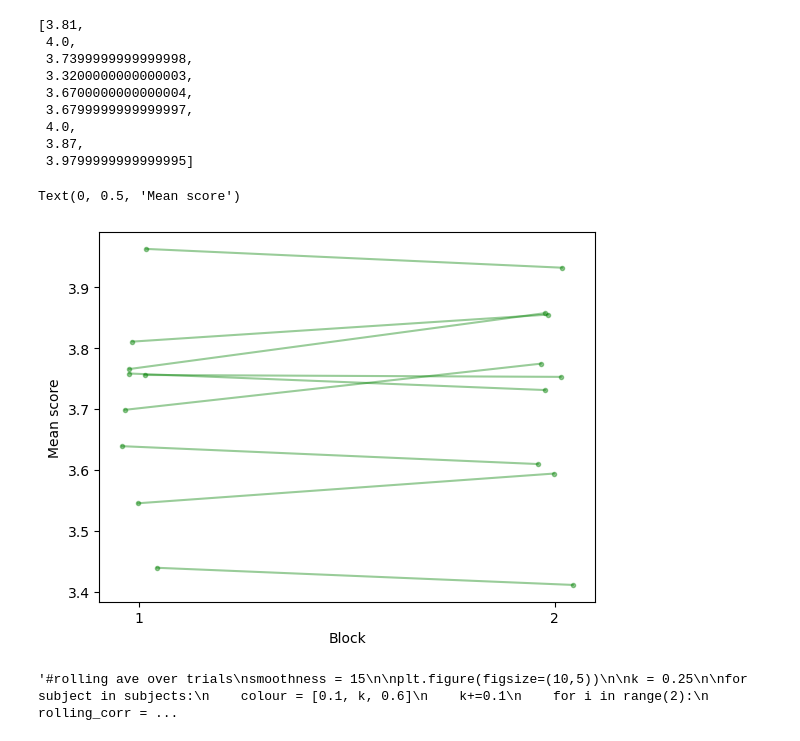
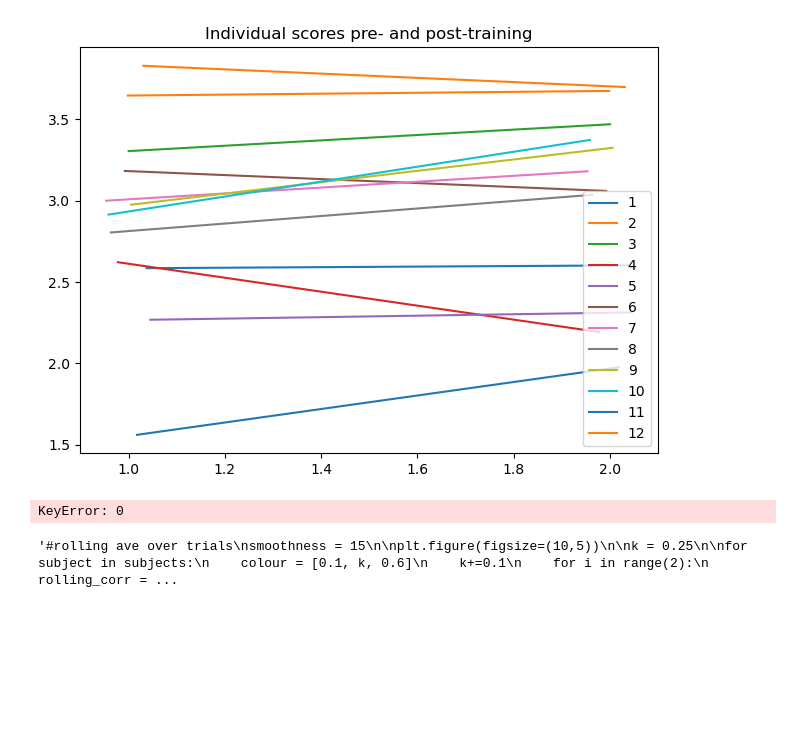
Before and after one commit to haiqin-zhang/AM_stimuli, a Jupyter notebook: stim_scripts/train_analysis/plot_scores.ipynb, the cells around one changed output. Drawn from its saved outputs; the diff is of its cells as text; code cells hidden in the pictures; blank space fills up the shorter version.

```diff
--- a/stim_scripts/train_analysis/plot_scores.ipynb
+++ b/stim_scripts/train_analysis/plot_scores.ipynb
@@ -55,20 +49,22 @@ def ave_score(score_df, period):
 means_pre = ave_score(df_scores, 'pre')
 means_post = ave_score(df_scores, 'post')
 means_pre_10 = ave_score(df_scores, 'beginning1')
-# %%
-means_pre_10
-# %% [output]
-[3.81,
- 4.0,
- 3.7399999999999998,
- 3.3200000000000003,
- 3.6700000000000004,
- 3.6799999999999997,
- 4.0,
- 3.87,
- 3.9799999999999995]
+# %%
+plt.figure()
+for subject in subjects:
+    jitter = np.random.uniform(-0.05, 0.05)
+    x = [1 + jitter, 2 + jitter]
+    subject_means_pre = means_pre[means_pre['subject'] == subject]['score']
+    subject_means_post = means_post[means_post['subject'] == subject]['score']
+    plt.plot(x, [subject_means_pre, subject_means_post], label=subject)
+
+plt.title('Individual scores pre- and post-training')
+plt.legend(loc='lower right')
+plt.tight_layout()
+# %% [output]
+[figure, added]
 # %%
-for i in range(len(means_pre)):
+"""for i in range(len(means_pre)):
     jitter = np.random.uniform(-0.05,0.05)
     x = [1+jitter,2+jitter]
     plt.plot(x, [means_pre[i], means_post[i]], marker = 'o',markersize = 3, color = 'green', alpha = 0.4)
@@ -77,10 +73,9 @@ for i in range(len(means_pre)):
 #plt.scatter(x, [np.mean(means_pre), np.mean(means_post)], color = 'green')
 plt.xticks([1,2])
 plt.xlabel('Block')
-plt.ylabel('Mean score')
+plt.ylabel('Mean score')"""
 # %% [output]
-Text(0, 0.5, 'Mean score')
+KeyError: 0
-[figure, removed]
 # %%
 """#rolling ave over trials
 smoothness = 15
```
Also changed, not shown: parts of 8 cells of this notebook, 23 other files.
